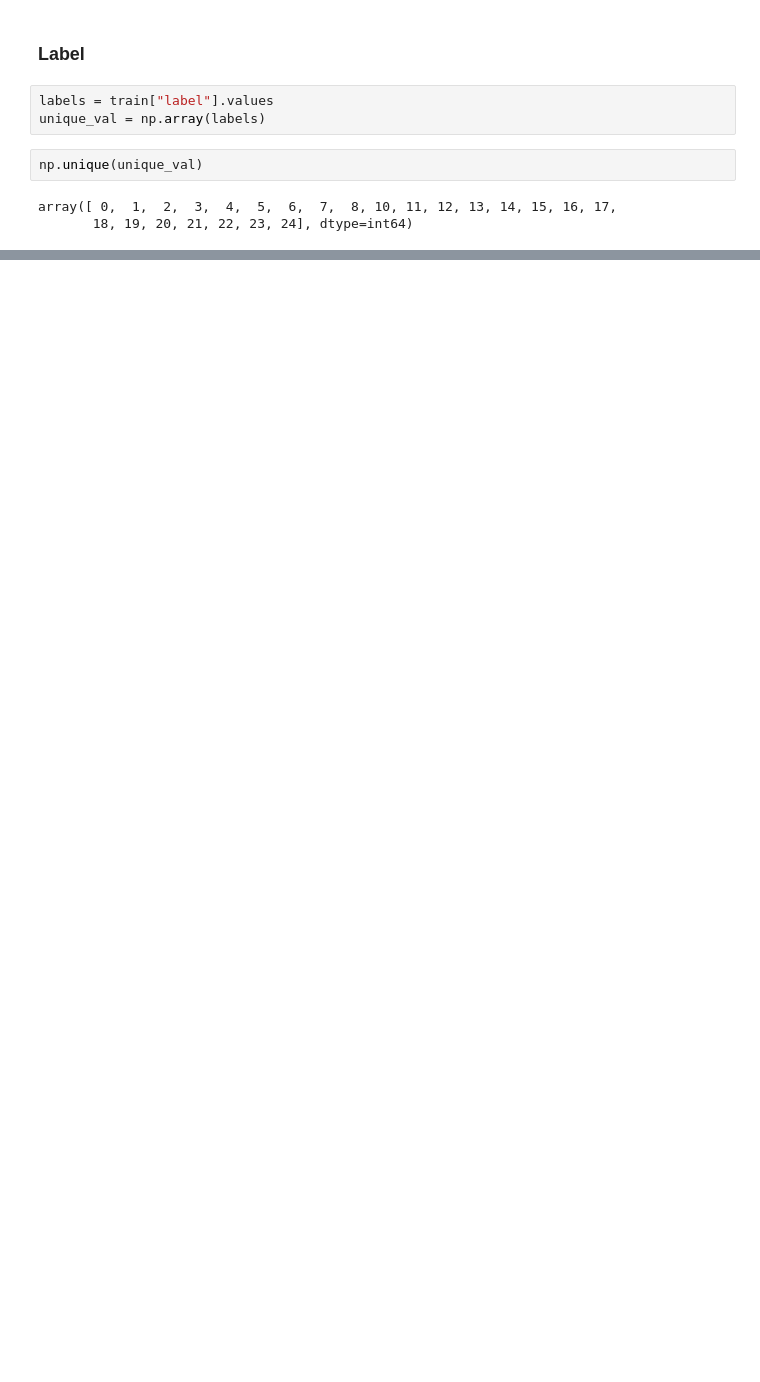
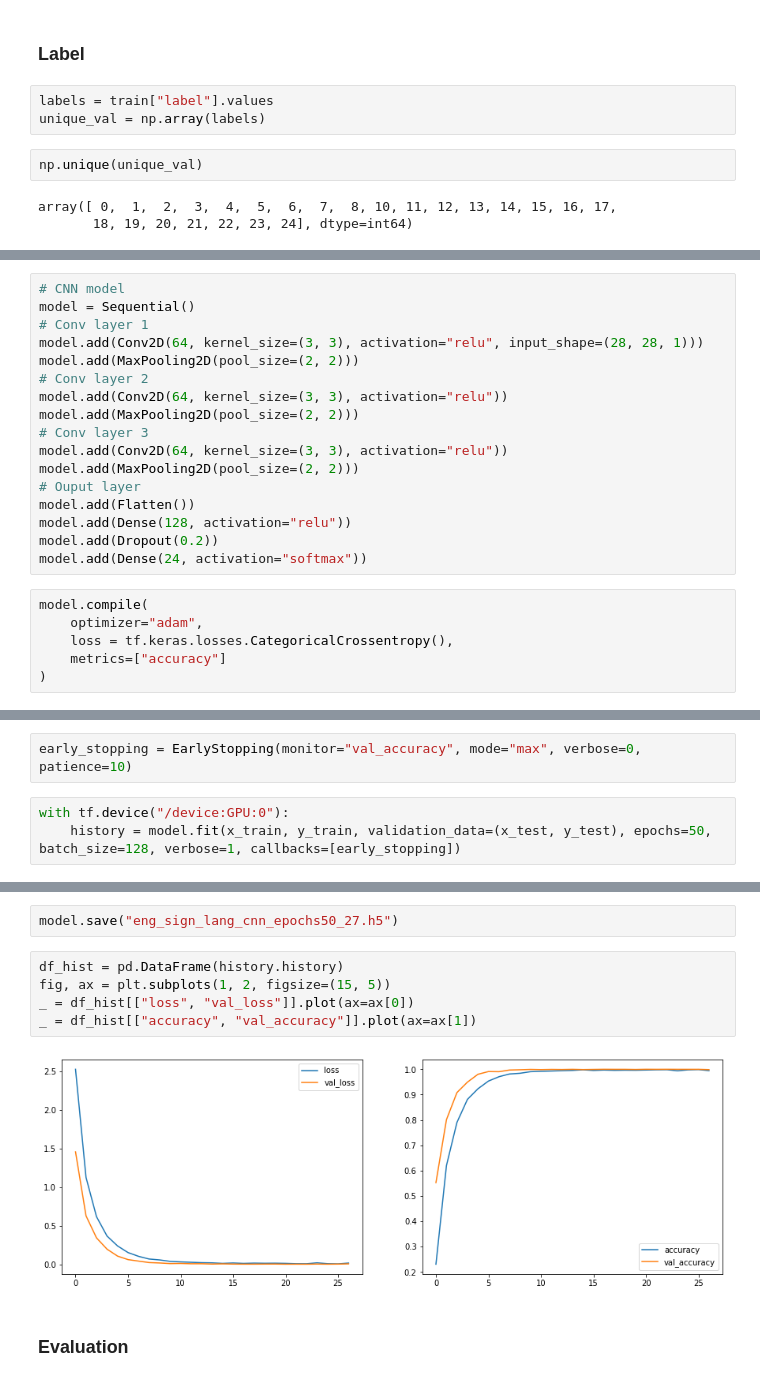
Before and after one commit to nuyhc/Sign_CLF, a Jupyter notebook: 개인 작업물/김채현/eng_real_time.ipynb, the cells around one changed output, grey strips where cells are left out. Cells and saved outputs as stored; diff of their text form; blank space fills up the shorter version.

Commit message:
eng sign lang modeling

```diff
--- a/개인 작업물/김채현/eng_real_time.ipynb
+++ b/개인 작업물/김채현/eng_real_time.ipynb
@@ -46,0 +119,23 @@ array([ 0,  1,  2,  3,  4,  5,  6,  7,  8, 10, 11, 12, 13, 14, 15, 16, 17,
+# %%
+# CNN model
+model = Sequential()
+# Conv layer 1
+model.add(Conv2D(64, kernel_size=(3, 3), activation="relu", input_shape=(28, 28, 1)))
+model.add(MaxPooling2D(pool_size=(2, 2)))
+# Conv layer 2
+model.add(Conv2D(64, kernel_size=(3, 3), activation="relu"))
+model.add(MaxPooling2D(pool_size=(2, 2)))
+# Conv layer 3
+model.add(Conv2D(64, kernel_size=(3, 3), activation="relu"))
+model.add(MaxPooling2D(pool_size=(2, 2)))
+# Ouput layer
+model.add(Flatten())
+model.add(Dense(128, activation="relu"))
+model.add(Dropout(0.2))
+model.add(Dense(24, activation="softmax"))
+# %%
+model.compile(
+    optimizer="adam",
+    loss = tf.keras.losses.CategoricalCrossentropy(),
+    metrics=["accuracy"]
+)
@@ -46,0 +162,5 @@ array([ 0,  1,  2,  3,  4,  5,  6,  7,  8, 10, 11, 12, 13, 14, 15, 16, 17,
+# %%
+early_stopping = EarlyStopping(monitor="val_accuracy", mode="max", verbose=0, patience=10)
+# %%
+with tf.device("/device:GPU:0"):
+    history = model.fit(x_train, y_train, validation_data=(x_test, y_test), epochs=50, batch_size=128, verbose=1, callbacks=[early_stopping])
@@ -46,0 +185,11 @@ array([ 0,  1,  2,  3,  4,  5,  6,  7,  8, 10, 11, 12, 13, 14, 15, 16, 17,
+# %%
+model.save("eng_sign_lang_cnn_epochs50_27.h5")
+# %%
+df_hist = pd.DataFrame(history.history)
+fig, ax = plt.subplots(1, 2, figsize=(15, 5))
+_ = df_hist[["loss", "val_loss"]].plot(ax=ax[0])
+_ = df_hist[["accuracy", "val_accuracy"]].plot(ax=ax[1])
+# %% [output]
+[figure, added]
+# %% [markdown]
+### Evaluation
```
Also changed, not shown: parts of 30 cells of this notebook.
